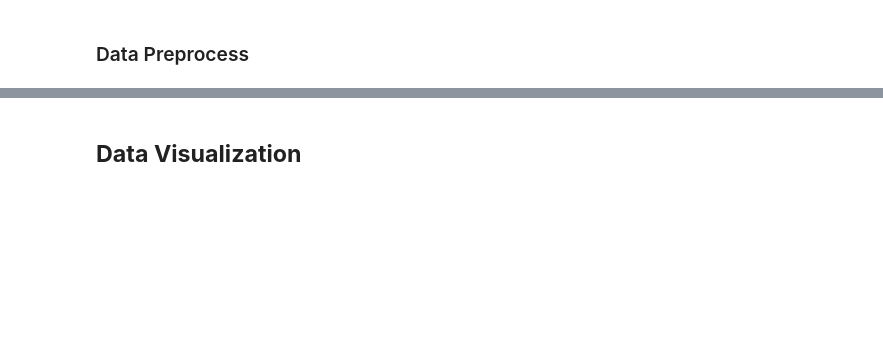
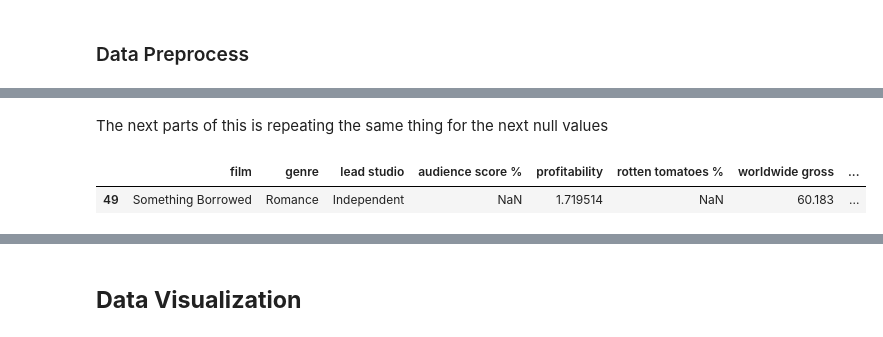
Before and after one commit to Brandon-Price/Data-Analyst-Portfolio, a Jupyter notebook: Data Projects/Hollywood_Movie_Sales.ipynb, the cells around one changed output, grey strips where cells are left out. Drawn from its saved outputs; the diff is of its cells as text; code cells hidden in the pictures; blank space fills up the shorter version.

```diff
--- a/Data Projects/Hollywood_Movie_Sales.ipynb
+++ b/Data Projects/Hollywood_Movie_Sales.ipynb
@@ -75,0 +125,7 @@ memory usage: 4.8+ KB
+# %% [markdown]
+The next parts of this is repeating the same thing for the next null values
+# %%
+df[df['audience  score %'].isna()]
+# %% [output]
+|  | film | genre | lead studio | audience score % | profitability | rotten tomatoes % | worldwide gross | ... |
+| 49 | Something Borrowed | Romance | Independent | NaN | 1.719514 | NaN | 60.183 | ... |
```
Also changed, not shown: parts of 15 cells of this notebook.
